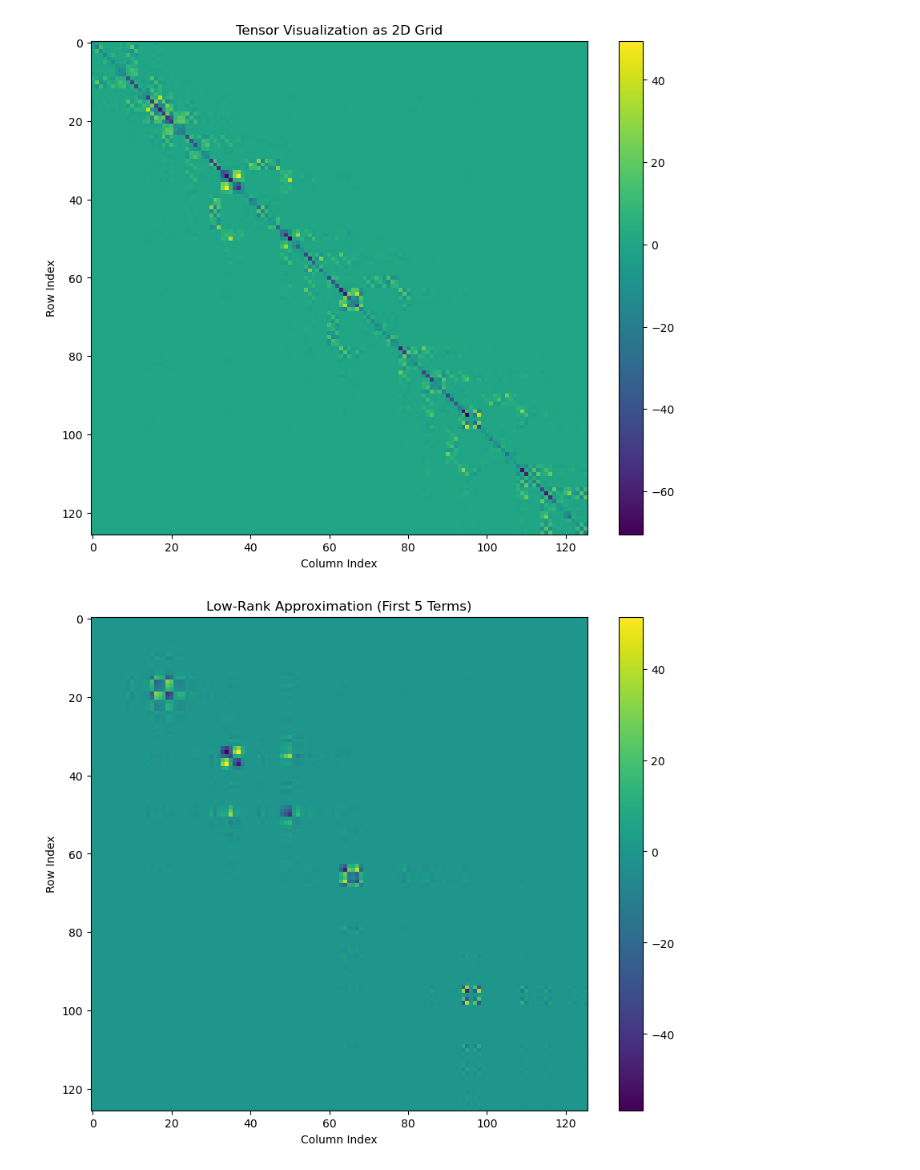
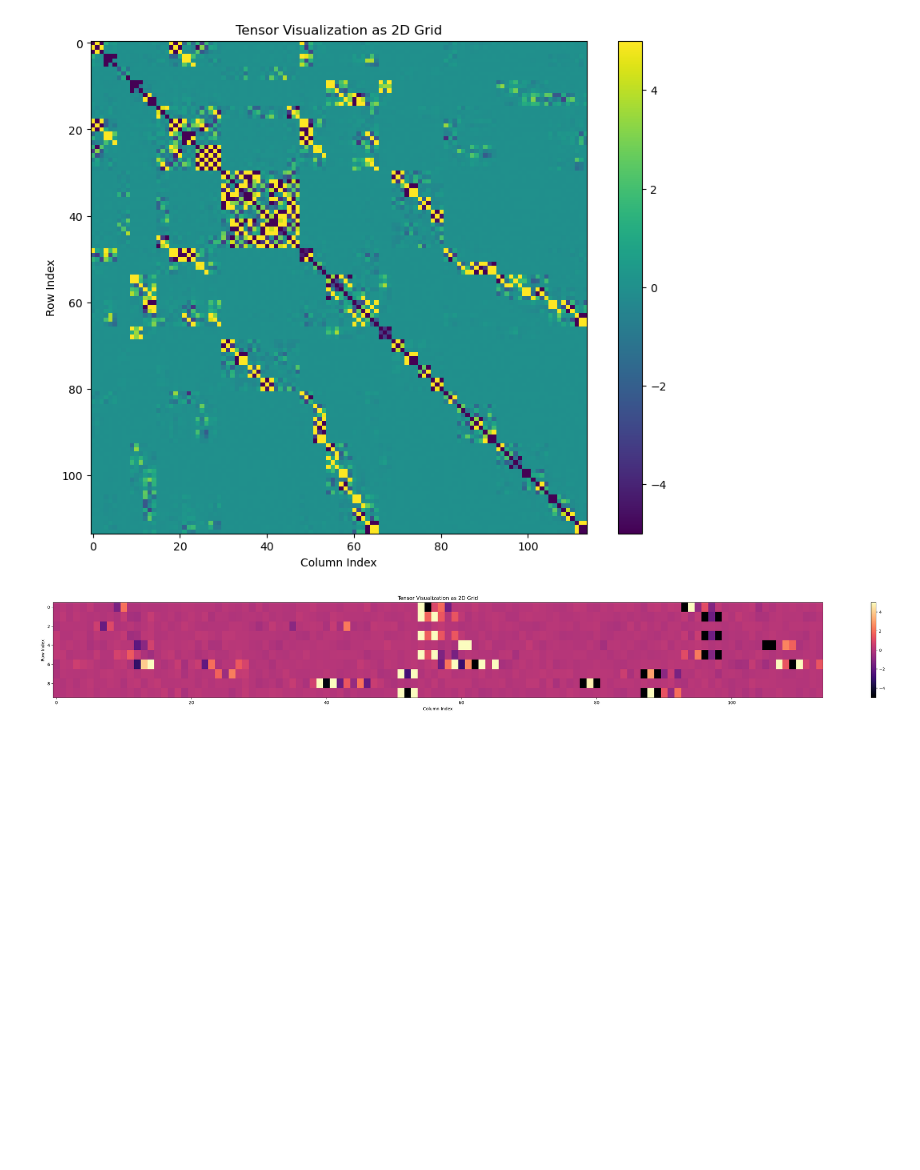
Before and after one commit to ishanthewizard/MLFF-distill, a Jupyter notebook: hessian_analysis.ipynb, the cells around one changed output. Saved outputs shown, nothing was run; the diff lists cells and outputs as text; code cells hidden in the pictures; blank space fills up the shorter version.

Commit message:
energy conservation and hessian plots

```diff
--- a/hessian_analysis.ipynb
+++ b/hessian_analysis.ipynb
@@ -3,14 +3,14 @@ import torch
 from src.distill_datasets import SimpleDataset
 from fairchem.core.common.registry import registry
 # %%
-force_jac_dataset = SimpleDataset('labels/ac_Ala3_all_gemnet_t_proper/force_jacobians')
+force_jac_dataset = SimpleDataset('/data/shared/ishan_stuff/labels_unlocked/mace_off_large_SpiceIodine/force_jacobians')
 # force_jac_dataset = SimpleDataset('labels/ethanol_1k_distributed_test/force_jacobians')
 # force_jac_dataset = SimpleDataset('labels/AT_AT_all_gemnet_t_proper/force_jacobians')
 # force_jac_dataset = SimpleDataset('labels/mace_off_large_SpiceMonomersNEW/force_jacobians')
 
 
 # dataset_path = '/data/ishan-amin/spice_separated/DES370K_Monomers/train'
-dataset_path = '/data/shared/MLFF/MD22/95_lmdb/Ac-Ala3-NHMe/train'
+dataset_path = '/data/shared/ishan_stuff/spice_separated/Iodine/train'
 # dataset_path = '/data/shared/MLFF/MD22/95_lmdb/AT-AT/train'
 # dataset_path = '/data/ishan-amin/post_data/md17/ethanol/1k/train'
 config = {"src": dataset_path}
@@ -26,22 +26,36 @@ import matplotlib.pyplot as plt
 
 # Replace this with actual data if available:
 idx = 500
-natoms = dataset[idx].natoms
-tensors = [force_jac_dataset[idx] for idx in range(300)]
-tensors = torch.stack(tensors).reshape(300, 3*natoms, 3*natoms)
-tensor = tensors.std(dim=0)
+# natoms = dataset[idx].natoms
+# tensors = [force_jac_dataset[idx] for idx in range(300)]
+# tensors = torch.stack(tensors).reshape(300, 3*natoms, 3*natoms)
+# tensor = tensors.std(dim=0)
 
 tensor = force_jac_dataset[idx].reshape(3*natoms, 3*natoms)
 
 
 # Visualize the tensor as a 2D grid
 plt.figure(figsize=(10, 8))
-plt.imshow(tensor, cmap='viridis', aspect='auto')
+plt.imshow(tensor, cmap='viridis', aspect='auto', vmin=-5, vmax=5)
 plt.colorbar()
 plt.title('Tensor Visualization as 2D Grid')
 plt.xlabel('Column Index')
 plt.ylabel('Row Index')
+plt.savefig('hessian.png')
 plt.show()
+
+# Plot randomly subsampled rows of the Hessian tensor
+plt.figure(figsize=(40, 4))
+tensor_rows = tensor[np.random.choice(tensor.shape[0], 10)] + 0.1 * np.random.randn(10, tensor.shape[1])
+plt.imshow(tensor_rows, cmap='magma', aspect='auto', vmin=-5, vmax=5)
+plt.colorbar()
+plt.title('Tensor Visualization as 2D Grid')
+plt.xlabel('Column Index')
+plt.ylabel('Row Index')
+plt.savefig('hessian_subsampled_perturbed.png')
+plt.show()
+
+
 
 # Compute eigenvectors and eigenvalues
 eigenvalues, eigenvectors = np.linalg.eig(tensor)
@@ -61,36 +75,39 @@ plt.colorbar()
 plt.title('Low-Rank Approximation (First 5 Terms)')
 plt.xlabel('Column Index')
 plt.ylabel('Row Index')
+
+
+
 plt.show()
 
 
 
 
 
 # Visualize the eigenvalues (as a bar plot for simplicity)
 plt.figure(figsize=(10, 6))
 plt.bar(range(len(eigenvalues)), np.sort(eigenvalues), color='blue')
 plt.title('Eigenvalues')
 plt.xlabel('Index')
 plt.ylabel('Eigenvalue')
 plt.show()
 
 
 # Visualize singular values (as a bar plot for simplicity)
 plt.figure(figsize=(10, 6))
 plt.bar(range(len(s)), s, color='green')
 plt.title('Singular Values')
 plt.xlabel('Index')
 plt.ylabel('Singular Value')
 plt.show()
 
 # Visualizing the first eigenvector as an example
 plt.figure(figsize=(10, 6))
 plt.plot(eigenvectors[:, 0], color='red')
 plt.title('First Eigenvector')
 plt.xlabel('Index')
 plt.ylabel('Value')
 plt.show()
 # %% [output]
-[figure, old version]
+[figure, new version]
-[figure, old version]
+[figure, new version]
```
Also changed, not shown: parts of 1 cell of this notebook, 13 other files.
